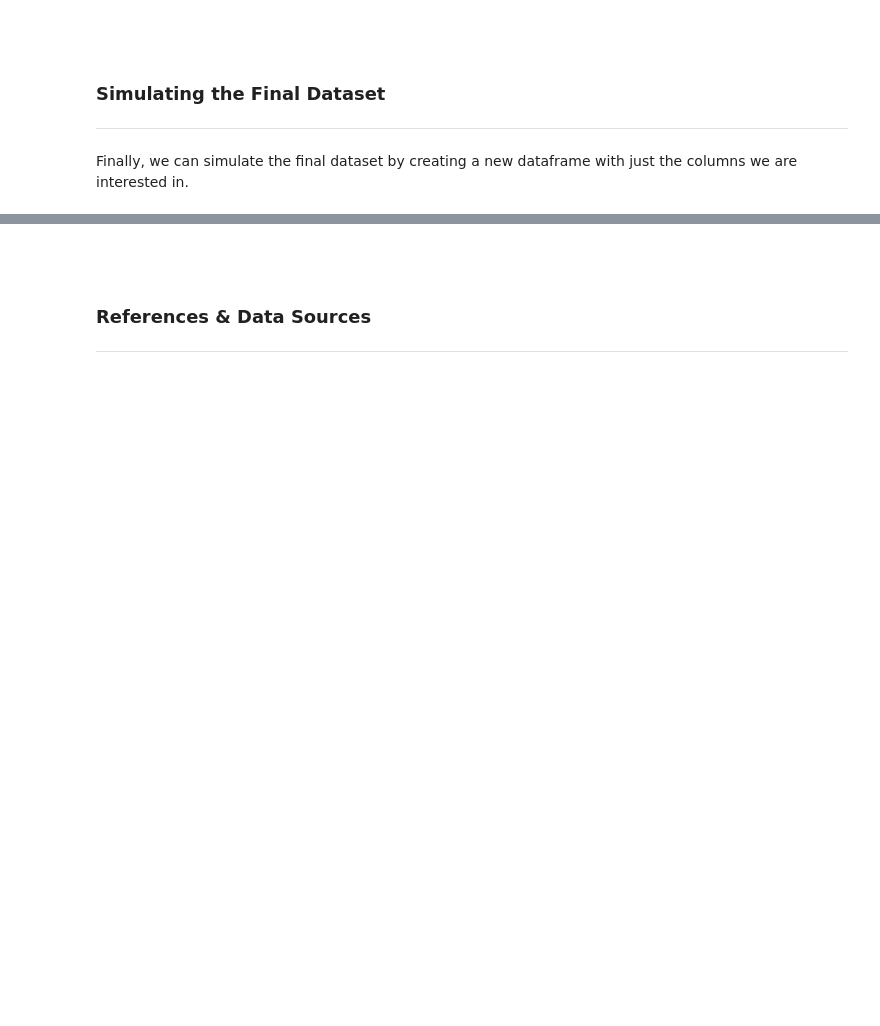
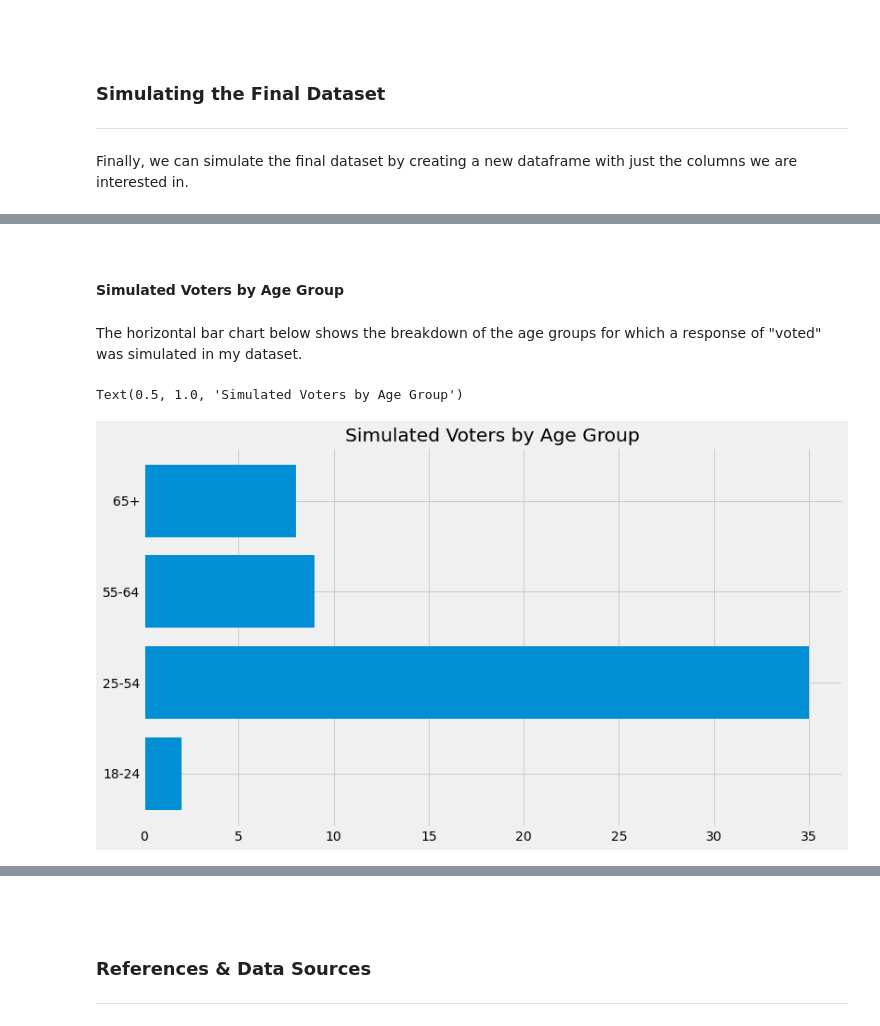
Before and after one commit to G00398258/progda_project, a Jupyter notebook: progda_project.ipynb, the cells around one changed output, grey strips where cells are left out. Saved outputs shown, nothing was run; the diff lists cells and outputs as text; code cells hidden in the pictures; blank space fills up the shorter version.

```diff
--- a/progda_project.ipynb
+++ b/progda_project.ipynb
@@ -647,0 +715,16 @@ df_dataset
+# %% [markdown]
+<br>
+# %% [markdown]
+**Simulated Voters by Age Group**
+# %% [markdown]
+The horizontal bar chart below shows the breakdown of the age groups for which a response of "voted" was simulated in my dataset.
+# %%
+# Plotting age groups of simulated voters in a horizontal bar plot
+age_groups = ("18-24", "25-54", "55-64", "65+")
+linedata = (voted_1824, voted_2554, voted_5564, voted_65plus)
+
+plt.barh(age_groups, linedata)
+plt.title("Simulated Voters by Age Group")
+# %% [output]
+Text(0.5, 1.0, 'Simulated Voters by Age Group')
+[figure, added]
```
Also changed, not shown: parts of 27 cells of this notebook, 2 other files.
